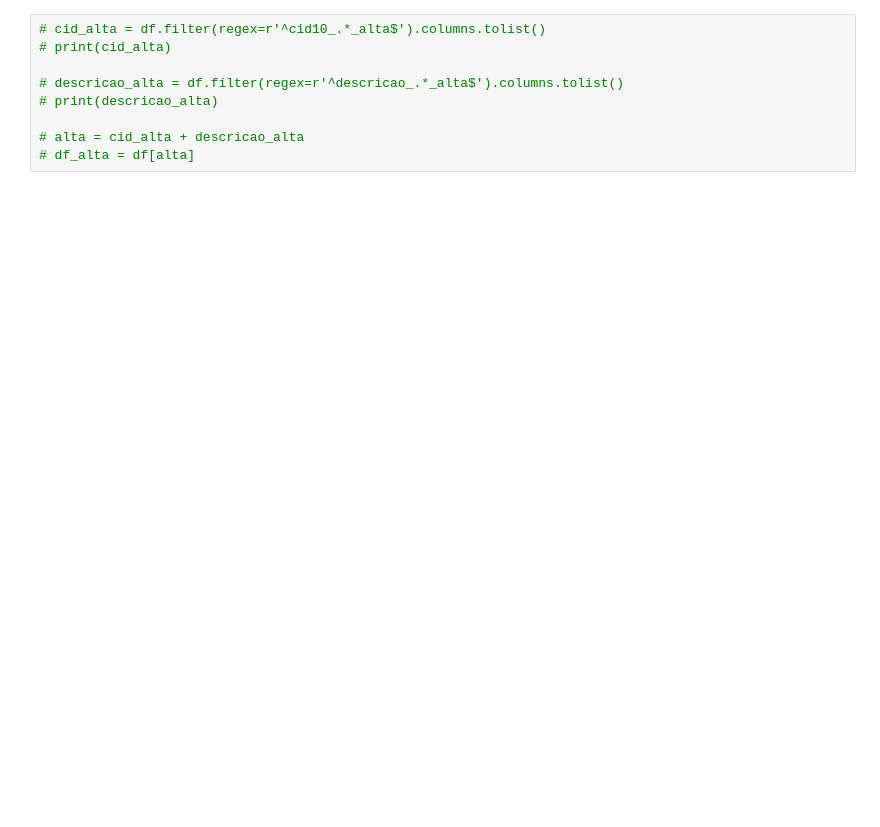
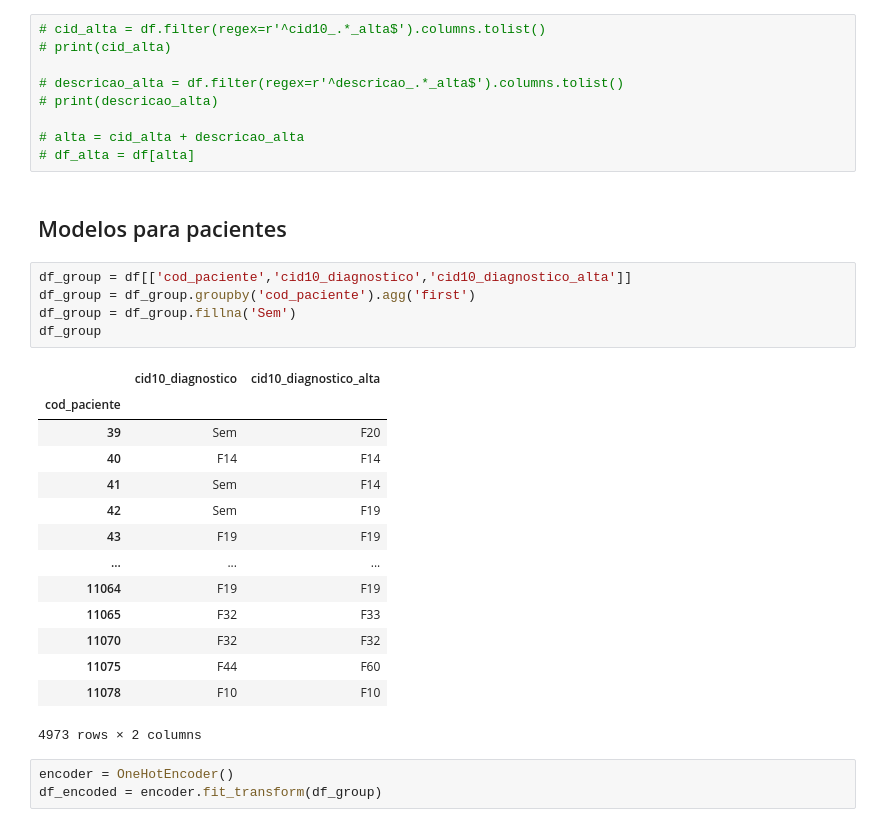
Before and after one commit to ImagineDogs/TranstornosMentais, a Jupyter notebook: notebooks/Agrupamento.ipynb, the cells around one changed output. Drawn from its saved outputs; the diff is of its cells as text; blank space fills up the shorter version.

```diff
--- a/notebooks/Agrupamento.ipynb
+++ b/notebooks/Agrupamento.ipynb
@@ -114,3 +117,28 @@ Rand Corrigido: 0.0514647958159794
 
 # alta = cid_alta + descricao_alta
 # df_alta = df[alta]
+# %% [markdown]
+## Modelos para pacientes
+# %%
+df_group = df[['cod_paciente','cid10_diagnostico','cid10_diagnostico_alta']]
+df_group = df_group.groupby('cod_paciente').agg('first')
+df_group = df_group.fillna('Sem')
+df_group
+# %% [output]
+|  | cid10_diagnostico | cid10_diagnostico_alta |
+| cod_paciente |  |  |
+| 39 | Sem | F20 |
+| 40 | F14 | F14 |
+| 41 | Sem | F14 |
+| 42 | Sem | F19 |
+| 43 | F19 | F19 |
+| ... | ... | ... |
+| 11064 | F19 | F19 |
+| 11065 | F32 | F33 |
+| 11070 | F32 | F32 |
+| 11075 | F44 | F60 |
+| 11078 | F10 | F10 |
+4973 rows × 2 columns
+# %%
+encoder = OneHotEncoder()
+df_encoded = encoder.fit_transform(df_group)
```
Also changed, not shown: parts of 14 cells of this notebook.
